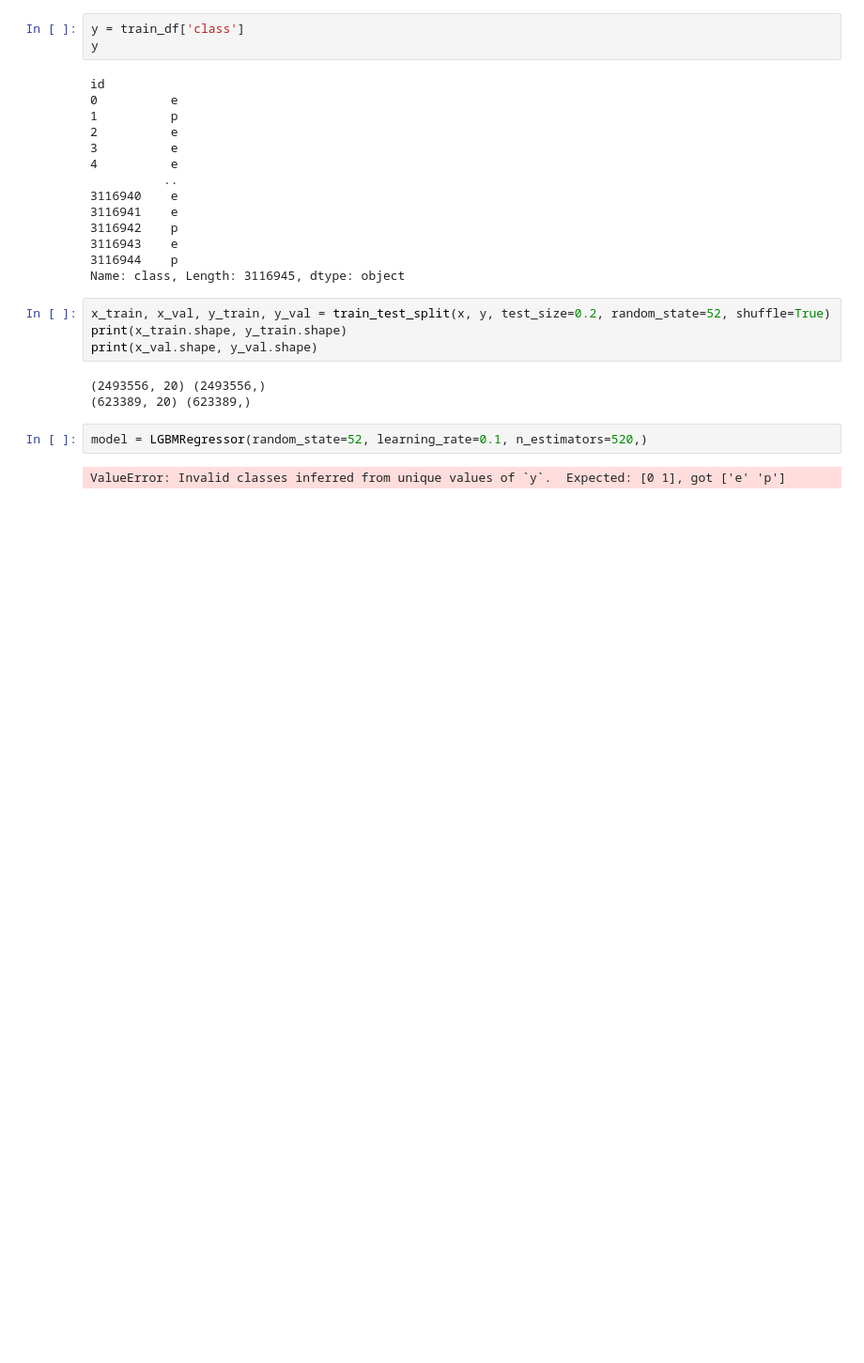
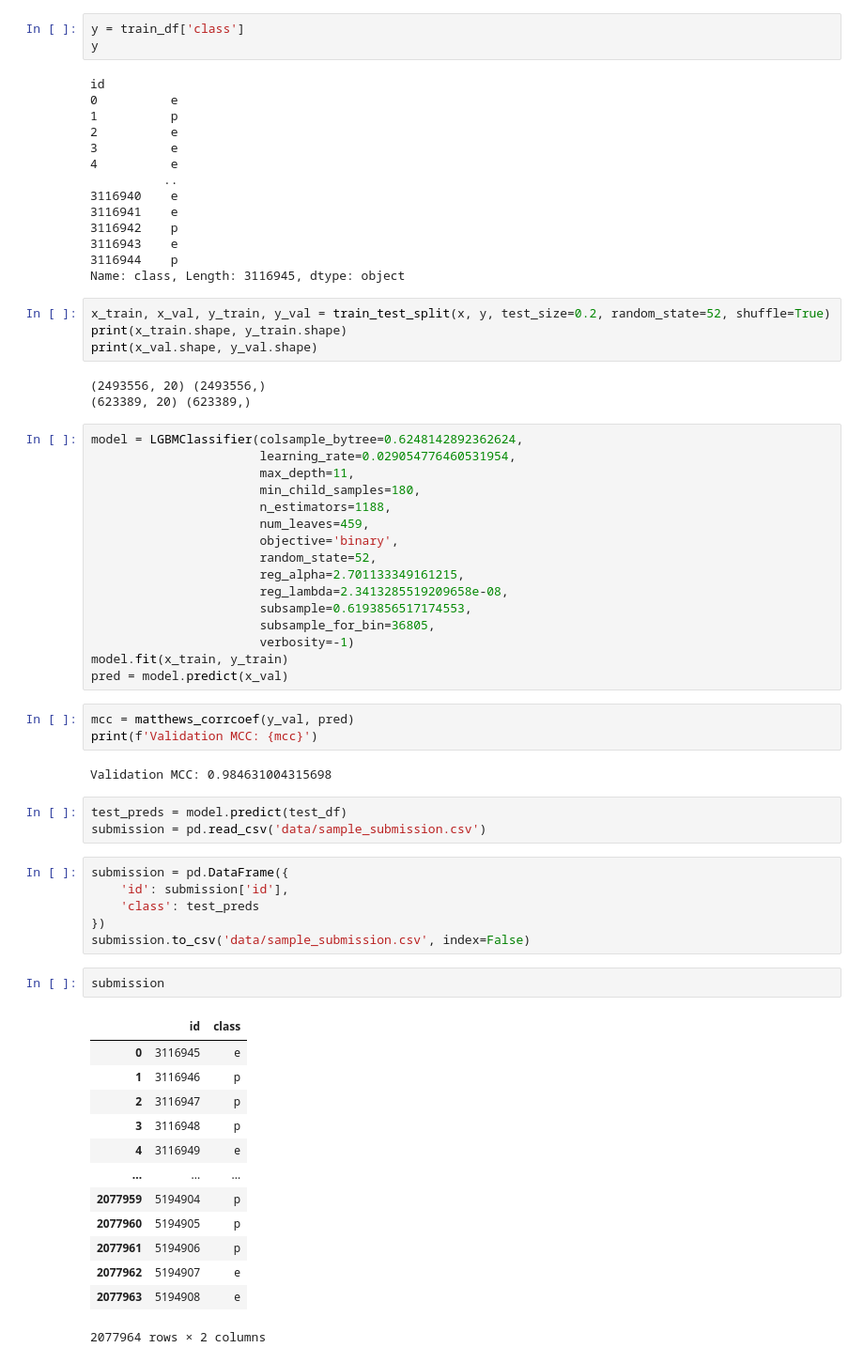
Before and after one commit to F1ameX/Machine-learning, a Jupyter notebook: Poisonous-mushrooms_Kaggle/sample.ipynb, the cells around one changed output. Shown at 94% size. Drawn from its saved outputs; the diff is of its cells as text; blank space fills up the shorter version.

Commit message:
finished model. 146 place on competition

```diff
--- a/Poisonous-mushrooms_Kaggle/sample.ipynb
+++ b/Poisonous-mushrooms_Kaggle/sample.ipynb
@@ -157,6 +153,48 @@ print(x_val.shape, y_val.shape)
 (2493556, 20) (2493556,)
 (623389, 20) (623389,)
 # %%
-model = LGBMRegressor(random_state=52, learning_rate=0.1, n_estimators=520,)
+model = LGBMClassifier(colsample_bytree=0.6248142892362624,
+                       learning_rate=0.029054776460531954,
+                       max_depth=11,
+                       min_child_samples=180,
+                       n_estimators=1188,
+                       num_leaves=459,
+                       objective='binary',
+                       random_state=52,
+                       reg_alpha=2.701133349161215,
+                       reg_lambda=2.3413285519209658e-08,
+                       subsample=0.6193856517174553,
+                       subsample_for_bin=36805,
+                       verbosity=-1)
+model.fit(x_train, y_train)
+pred = model.predict(x_val)
-# %% [output]
-ValueError: Invalid classes inferred from unique values of `y`.  Expected: [0 1], got ['e' 'p']
+# %%
+mcc = matthews_corrcoef(y_val, pred)
+print(f'Validation MCC: {mcc}')
+# %% [output]
+Validation MCC: 0.984631004315698
+# %%
+test_preds = model.predict(test_df)
+submission = pd.read_csv('data/sample_submission.csv')
+# %%
+submission = pd.DataFrame({
+    'id': submission['id'],
+    'class': test_preds
+})
+submission.to_csv('data/sample_submission.csv', index=False)
+# %%
+submission
+# %% [output]
+|  | id | class |
+| 0 | 3116945 | e |
+| 1 | 3116946 | p |
+| 2 | 3116947 | p |
+| 3 | 3116948 | p |
+| 4 | 3116949 | e |
+| ... | ... | ... |
+| 2077959 | 5194904 | p |
+| 2077960 | 5194905 | p |
+| 2077961 | 5194906 | p |
+| 2077962 | 5194907 | e |
+| 2077963 | 5194908 | e |
+2077964 rows × 2 columns
```
Also changed, not shown: parts of 2 cells of this notebook.
